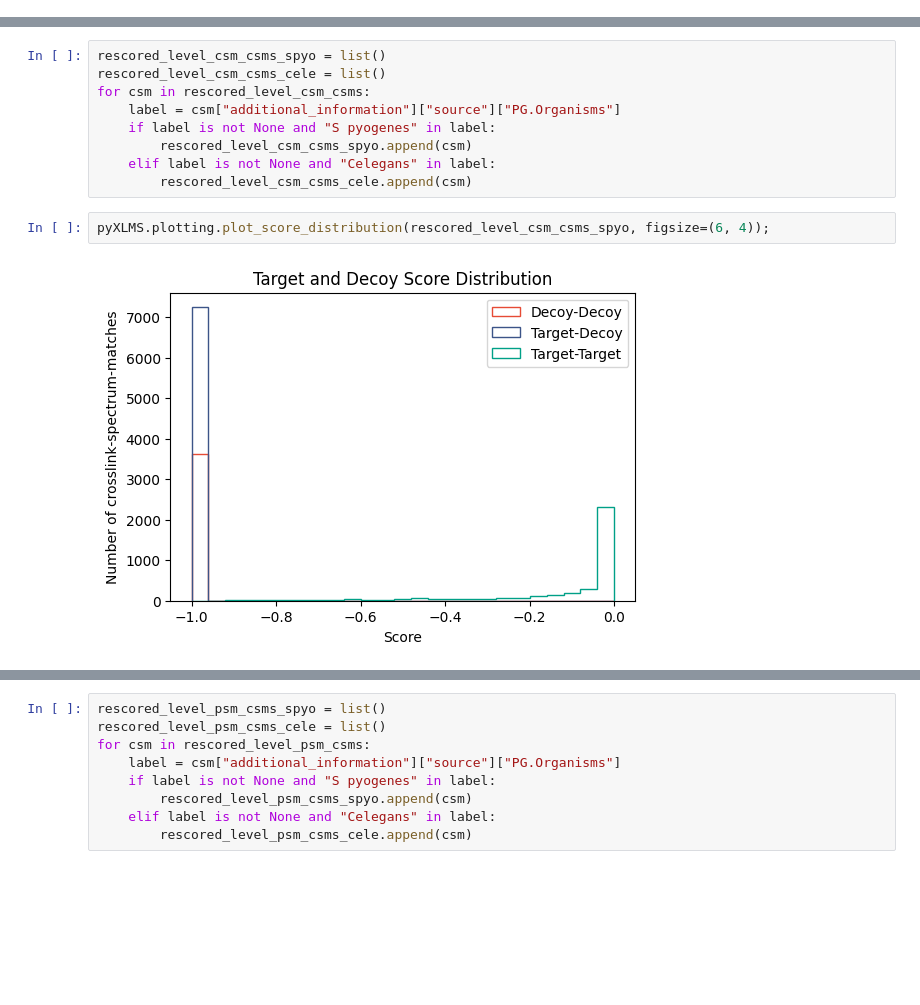
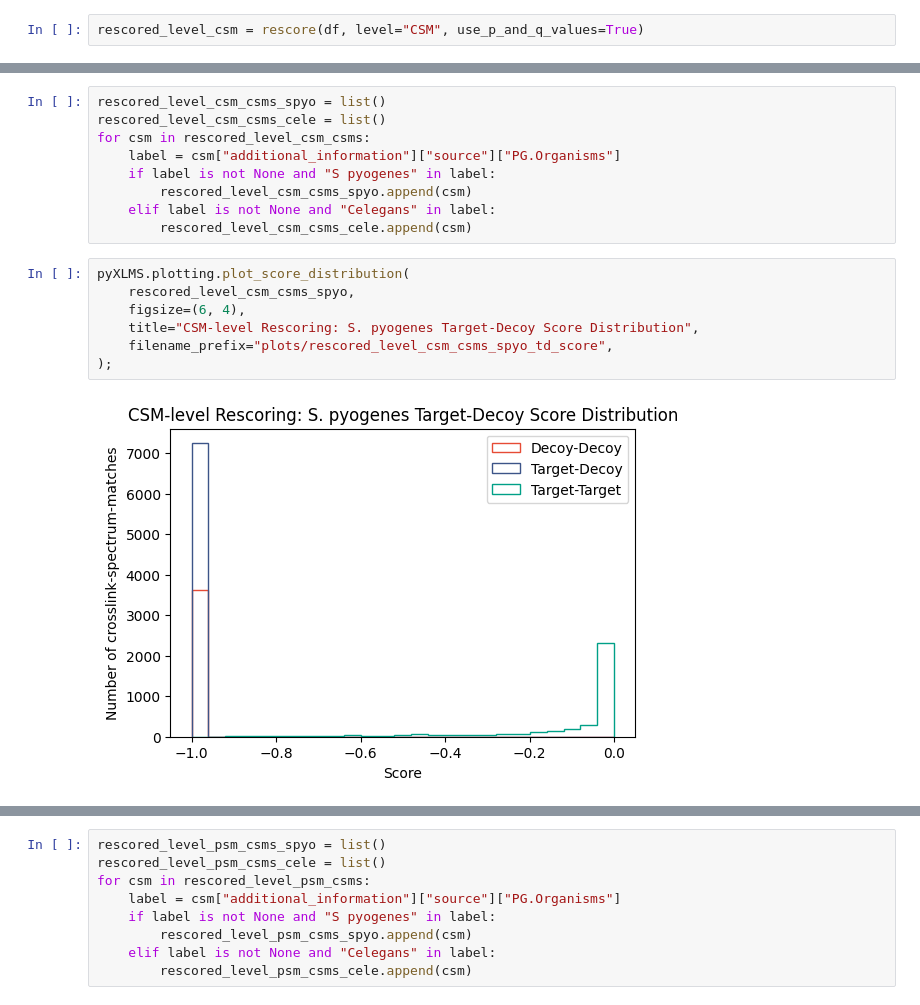
Before and after one commit to hgb-bin-proteomics/MSAnnika_Spectral_Library_exporter_rescoring, a Jupyter notebook: entrapment/entrapment.ipynb, the cells around one changed output, grey strips where cells are left out. Cells and saved outputs as stored; diff of their text form; blank space fills up the shorter version.

```diff
--- a/entrapment/entrapment.ipynb
+++ b/entrapment/entrapment.ipynb
@@ -86,0 +110,2 @@ INFO:mokapot_rescore:Target hits with q-value < 0.01: 4472
+# %%
+rescored_level_csm = rescore(df, level="CSM", use_p_and_q_values=True)
@@ -165,7 +276,12 @@ for csm in rescored_level_csm_csms:
     elif label is not None and "Celegans" in label:
         rescored_level_csm_csms_cele.append(csm)
 # %%
-pyXLMS.plotting.plot_score_distribution(rescored_level_csm_csms_spyo, figsize=(6, 4));
+pyXLMS.plotting.plot_score_distribution(
+    rescored_level_csm_csms_spyo,
+    figsize=(6, 4),
+    title="CSM-level Rescoring: S. pyogenes Target-Decoy Score Distribution",
+    filename_prefix="plots/rescored_level_csm_csms_spyo_td_score",
+);
 # %% [output]
-[figure, old version]
+[figure, new version]
 # %%
```
Also changed, not shown: parts of 25 cells of this notebook, 44 other files.
